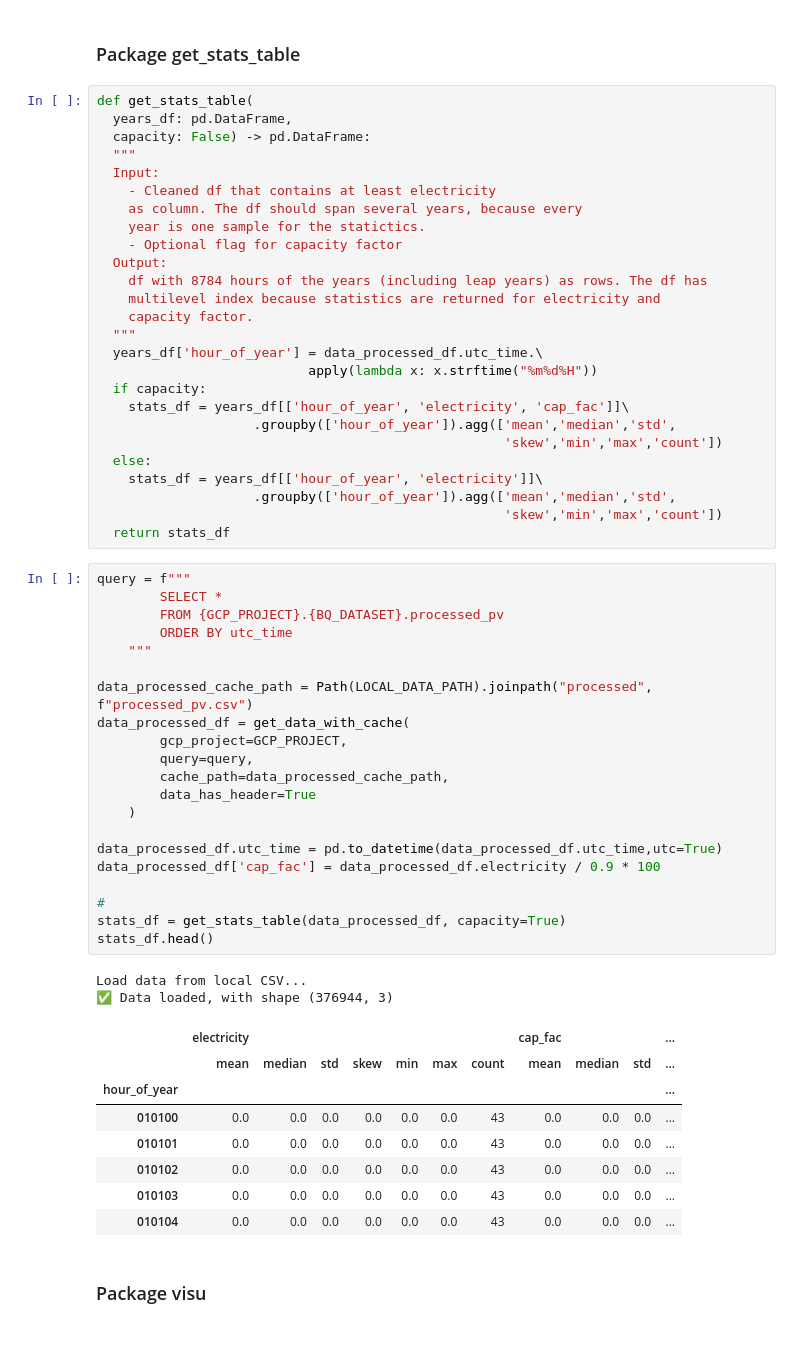
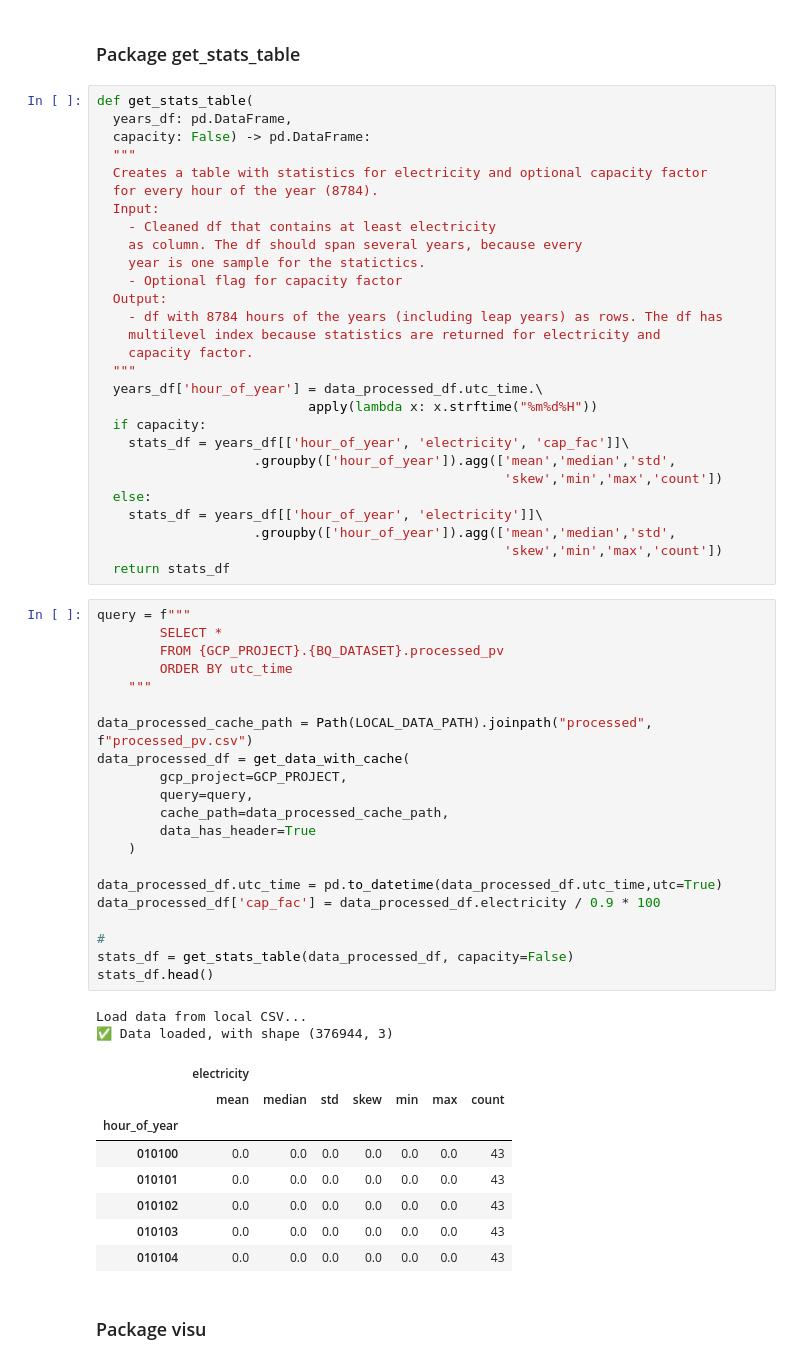
Before and after one commit to jerome-roeser/advanced-power-forecast, a Jupyter notebook: notebooks/hoernsch.ipynb, the cells around one changed output. Cells and saved outputs as stored; diff of their text form.

```diff
--- a/notebooks/hoernsch.ipynb
+++ b/notebooks/hoernsch.ipynb
@@ -502,13 +530,15 @@ def get_stats_table(
   years_df: pd.DataFrame,
   capacity: False) -> pd.DataFrame:
   """
+  Creates a table with statistics for electricity and optional capacity factor
+  for every hour of the year (8784).
   Input:
     - Cleaned df that contains at least electricity
     as column. The df should span several years, because every
     year is one sample for the statictics.
     - Optional flag for capacity factor
   Output:
-    df with 8784 hours of the years (including leap years) as rows. The df has
+    - df with 8784 hours of the years (including leap years) as rows. The df has
     multilevel index because statistics are returned for electricity and
     capacity factor.
   """
@@ -526,35 +556,35 @@ def get_stats_table(
 # %%
 query = f"""
         SELECT *
         FROM {GCP_PROJECT}.{BQ_DATASET}.processed_pv
         ORDER BY utc_time
     """
 
 data_processed_cache_path = Path(LOCAL_DATA_PATH).joinpath("processed", f"processed_pv.csv")
 data_processed_df = get_data_with_cache(
         gcp_project=GCP_PROJECT,
         query=query,
         cache_path=data_processed_cache_path,
         data_has_header=True
     )
 
 data_processed_df.utc_time = pd.to_datetime(data_processed_df.utc_time,utc=True)
 data_processed_df['cap_fac'] = data_processed_df.electricity / 0.9 * 100
 
 #
-stats_df = get_stats_table(data_processed_df, capacity=True)
+stats_df = get_stats_table(data_processed_df, capacity=False)
 stats_df.head()
 # %% [output]
 Load data from local CSV...
 ✅ Data loaded, with shape (376944, 3)
-|  | electricity |  |  |  |  |  |  | cap_fac |  |  | ... |
-|  | mean | median | std | skew | min | max | count | mean | median | std | ... |
-| hour_of_year |  |  |  |  |  |  |  |  |  |  | ... |
-| 010100 | 0.0 | 0.0 | 0.0 | 0.0 | 0.0 | 0.0 | 43 | 0.0 | 0.0 | 0.0 | ... |
-| 010101 | 0.0 | 0.0 | 0.0 | 0.0 | 0.0 | 0.0 | 43 | 0.0 | 0.0 | 0.0 | ... |
-| 010102 | 0.0 | 0.0 | 0.0 | 0.0 | 0.0 | 0.0 | 43 | 0.0 | 0.0 | 0.0 | ... |
-| 010103 | 0.0 | 0.0 | 0.0 | 0.0 | 0.0 | 0.0 | 43 | 0.0 | 0.0 | 0.0 | ... |
-| 010104 | 0.0 | 0.0 | 0.0 | 0.0 | 0.0 | 0.0 | 43 | 0.0 | 0.0 | 0.0 | ... |
+|  | electricity |  |  |  |  |  |  |
+|  | mean | median | std | skew | min | max | count |
+| hour_of_year |  |  |  |  |  |  |  |
+| 010100 | 0.0 | 0.0 | 0.0 | 0.0 | 0.0 | 0.0 | 43 |
+| 010101 | 0.0 | 0.0 | 0.0 | 0.0 | 0.0 | 0.0 | 43 |
+| 010102 | 0.0 | 0.0 | 0.0 | 0.0 | 0.0 | 0.0 | 43 |
+| 010103 | 0.0 | 0.0 | 0.0 | 0.0 | 0.0 | 0.0 | 43 |
+| 010104 | 0.0 | 0.0 | 0.0 | 0.0 | 0.0 | 0.0 | 43 |
 # %% [markdown]
 ### Package visu
 # %%
```
Also changed, not shown: parts of 4 cells of this notebook, 2 other files.
